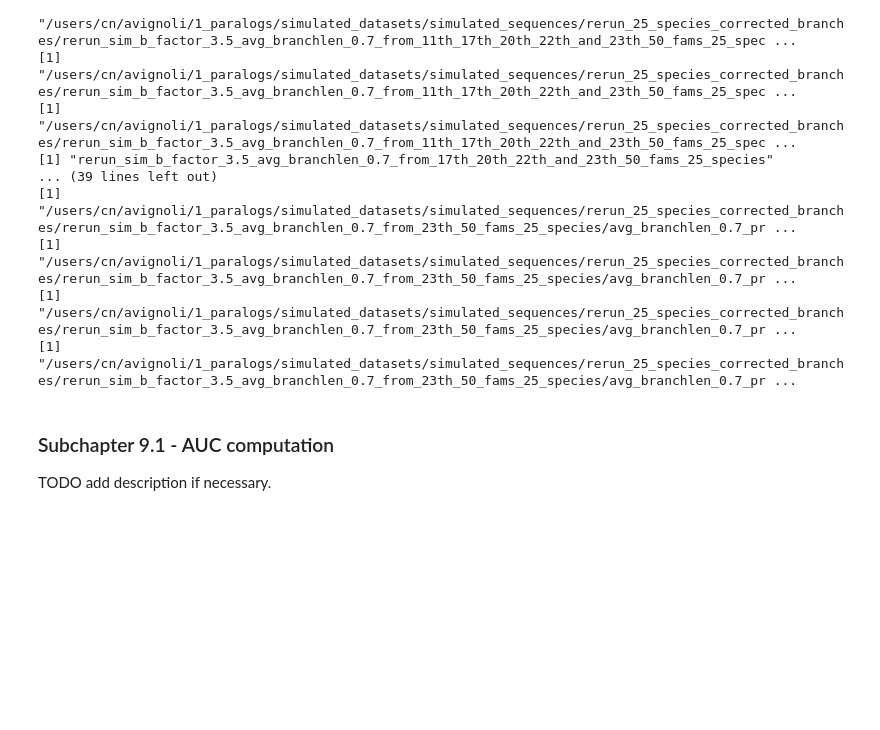
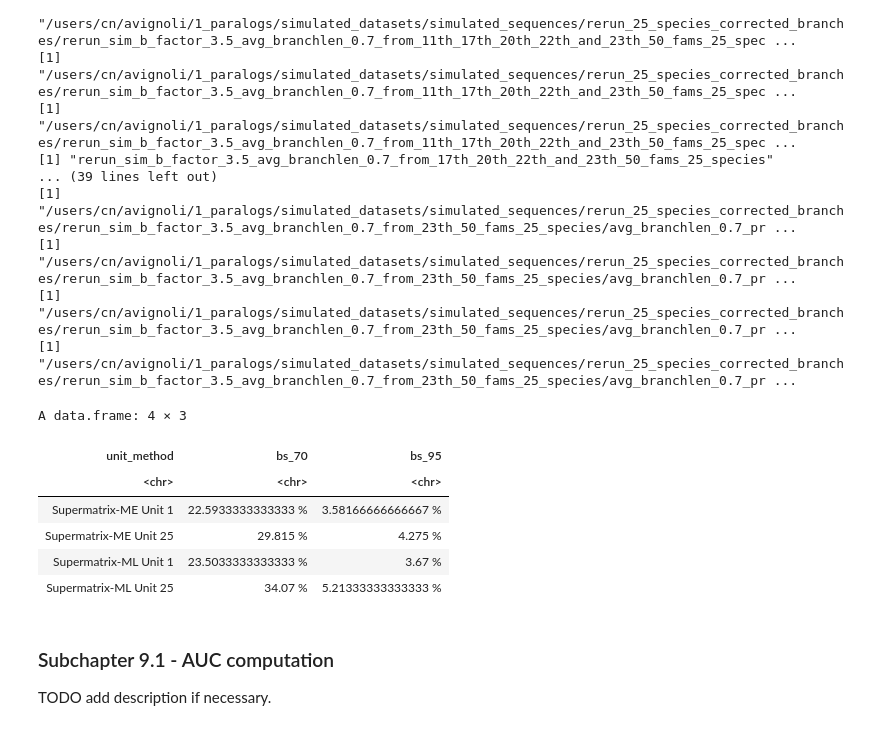
Before and after one commit to alessiovignoli/paralogs-nf, a Jupyter notebook: analysis/simulated_data.ipynb, the cells around one changed output. Saved outputs shown, nothing was run; the diff lists cells and outputs as text; code cells hidden in the pictures; blank space fills up the shorter version.

Commit message:
remade supp table 2 about % BS above 70 and 95, simulated dataset

```diff
--- a/analysis/simulated_data.ipynb
+++ b/analysis/simulated_data.ipynb
@@ -1859,6 +1859,52 @@ write.table(BS_df_ML_SM, gzfile("tables/df_bootsrtap_clade_presence_in_ref_ML_SM
 [1] "/users/cn/avignoli/1_paralogs/simulated_datasets/simulated_sequences/rerun_25_species_corrected_branches/rerun_sim_b_factor_3.5_avg_branchlen_0.7_from_23th_50_fams_25_species/avg_branchlen_0.7_pr ...
 [1] "/users/cn/avignoli/1_paralogs/simulated_datasets/simulated_sequences/rerun_25_species_corrected_branches/rerun_sim_b_factor_3.5_avg_branchlen_0.7_from_23th_50_fams_25_species/avg_branchlen_0.7_pr ...
 [1] "/users/cn/avignoli/1_paralogs/simulated_datasets/simulated_sequences/rerun_25_species_corrected_branches/rerun_sim_b_factor_3.5_avg_branchlen_0.7_from_23th_50_fams_25_species/avg_branchlen_0.7_pr ...
+# %%
+# SUpplementary table 2
+# todo update number in case
+
+# Reading Bootstrap values for each node and presence of node in family paralog reference tree.
+# This is done for ME and ML + SM, this tables are computed in chapter 8 so that this block does not dipend directly onit once the table is created.
+df_bs_ME_SM = read.table(gzfile("tables/df_bootsrtap_clade_presence_in_ref_ME_SM.tsv.gz"), header = TRUE)
+df_bs_ML_SM = read.table(gzfile("tables/df_bootsrtap_clade_presence_in_ref_ML_SM.tsv.gz"), header = TRUE)
+
+# get nit1 and 25 for both ME and ML
+df_bs_ME_unit1  = subset(df_bs_ME_SM, unit == 1)
+df_bs_ME_unit25 = subset(df_bs_ME_SM, unit == 25)
+df_bs_ML_unit1  = subset(df_bs_ML_SM, unit == 1)
+df_bs_ML_unit25 = subset(df_bs_ML_SM, unit == 25)
+
+# Calculate percentage of branches that have BS >70 ans >95 for each of the four subsets df
+bs_ME_unit1_70  = (sum(df_bs_ME_unit1$BS > 0.7) / nrow(df_bs_ME_unit1)) * 100
+bs_ME_unit25_70 = (sum(df_bs_ME_unit25$BS > 0.7) / nrow(df_bs_ME_unit25)) * 100
+bs_ML_unit1_70  = (sum(df_bs_ML_unit1$BS > 0.7) / nrow(df_bs_ML_unit1)) * 100
+bs_ML_unit25_70 = (sum(df_bs_ML_unit25$BS > 0.7) / nrow(df_bs_ML_unit25)) * 100
+
+bs_ME_unit1_95  = (sum(df_bs_ME_unit1$BS > 0.95) / nrow(df_bs_ME_unit1)) * 100
+bs_ME_unit25_95 = (sum(df_bs_ME_unit25$BS > 0.95) / nrow(df_bs_ME_unit25)) * 100
+bs_ML_unit1_95  = (sum(df_bs_ML_unit1$BS > 0.95) / nrow(df_bs_ML_unit1)) * 100
+bs_ML_unit25_95 = (sum(df_bs_ML_unit25$BS > 0.95) / nrow(df_bs_ML_unit25)) * 100
+
+# create the df that will hold all values of supp table 2 and add % to the numerical values
+supp_table_2_df = data.frame(
+    unit_method = c("Supermatrix-ME Unit 1", "Supermatrix-ME Unit 25", "Supermatrix-ML Unit 1", "Supermatrix-ML Unit 25"),
+    bs_70       = c(bs_ME_unit1_70, bs_ME_unit25_70, bs_ML_unit1_70, bs_ML_unit25_70),
+    bs_95       = c(bs_ME_unit1_95, bs_ME_unit25_95, bs_ML_unit1_95, bs_ML_unit25_95)
+)
+supp_table_2_df = supp_table_2_df %>%
+  mutate(across(where(is.numeric), ~ paste0(.x, " %")))
+
+# print and save table
+supp_table_2_df
+write.table(supp_table_2_df, file="tables/BS_unit_1_25_SM_ME_ML_supp_table_2.tsv", quote=FALSE, sep="\t", row.names=FALSE)
+# %% [output]
+A data.frame: 4 × 3
+| unit_method | bs_70 | bs_95 |
+| <chr> | <chr> | <chr> |
+| Supermatrix-ME Unit 1 | 22.5933333333333 % | 3.58166666666667 % |
+| Supermatrix-ME Unit 25 | 29.815 % | 4.275 % |
+| Supermatrix-ML Unit 1 | 23.5033333333333 % | 3.67 % |
+| Supermatrix-ML Unit 25 | 34.07 % | 5.21333333333333 % |
 # %% [markdown]
 <a id='subchapter-9_1-AUC-computation'></a>
 
```
Also changed, not shown: parts of 1 cell of this notebook, 1 other file.
